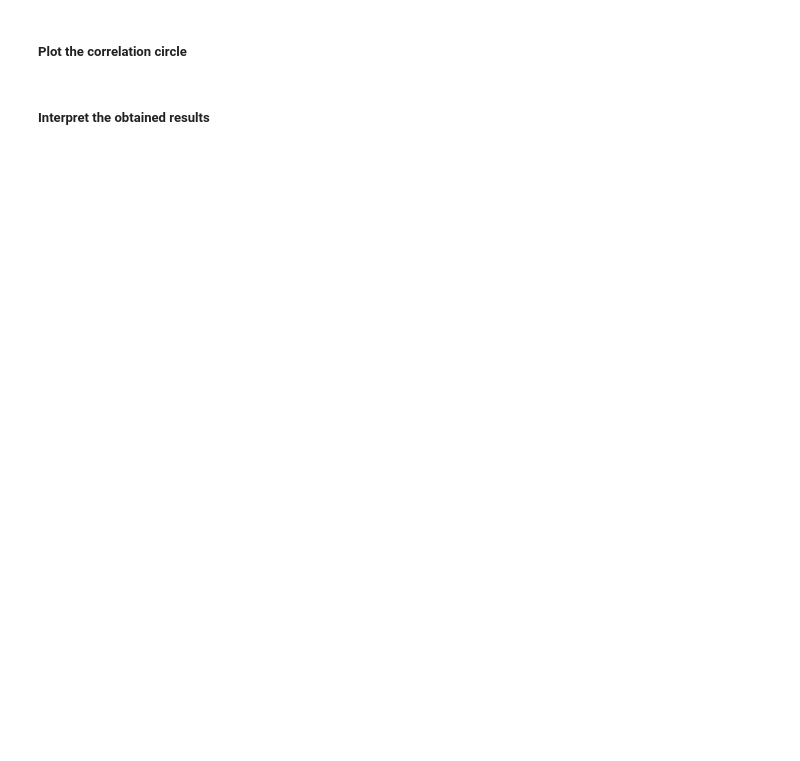
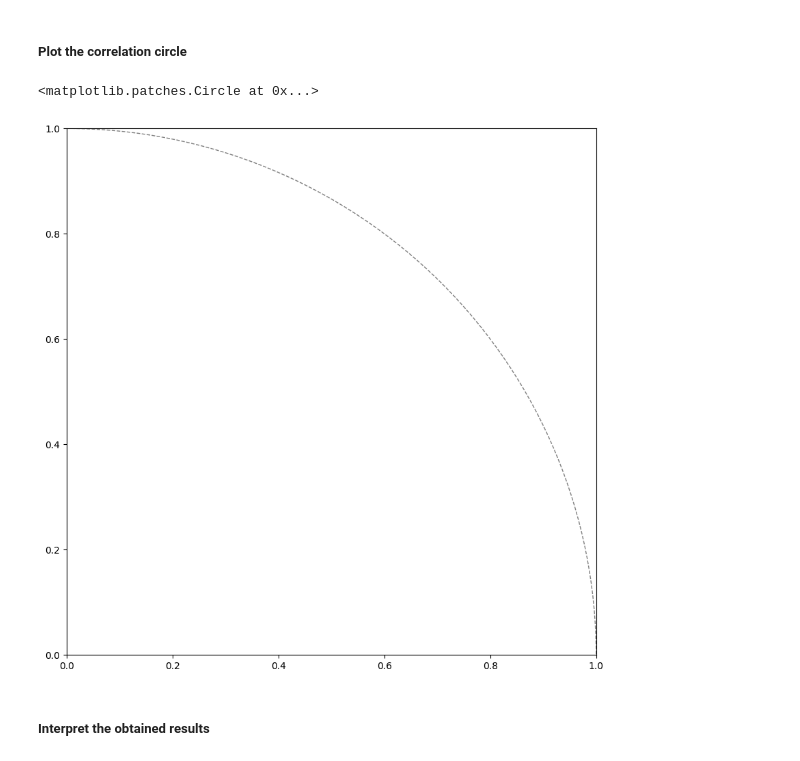
Before and after one commit to Benbakreti0Amine/data_analysis_project_M1CNS, a Jupyter notebook: TD4_5.ipynb, the cells around one changed output. Drawn from its saved outputs; the diff is of its cells as text; code cells hidden in the pictures; blank space fills up the shorter version.

```diff
--- a/TD4_5.ipynb
+++ b/TD4_5.ipynb
@@ -237,4 +283,11 @@ What can you deduce?
 # %% [markdown]
 ##### Plot the correlation circle
+# %%
+fig, ax = plt.subplots(figsize=(10, 10))
+circle = plt.Circle((0, 0), 1, fill=False, color='gray', linestyle='--')
+ax.add_patch(circle)
+# %% [output]
+<matplotlib.patches.Circle at 0x...>
+[figure, added]
 # %% [markdown]
 ##### Interpret the obtained results
```
Also changed, not shown: parts of 11 cells of this notebook, 1 other file.
